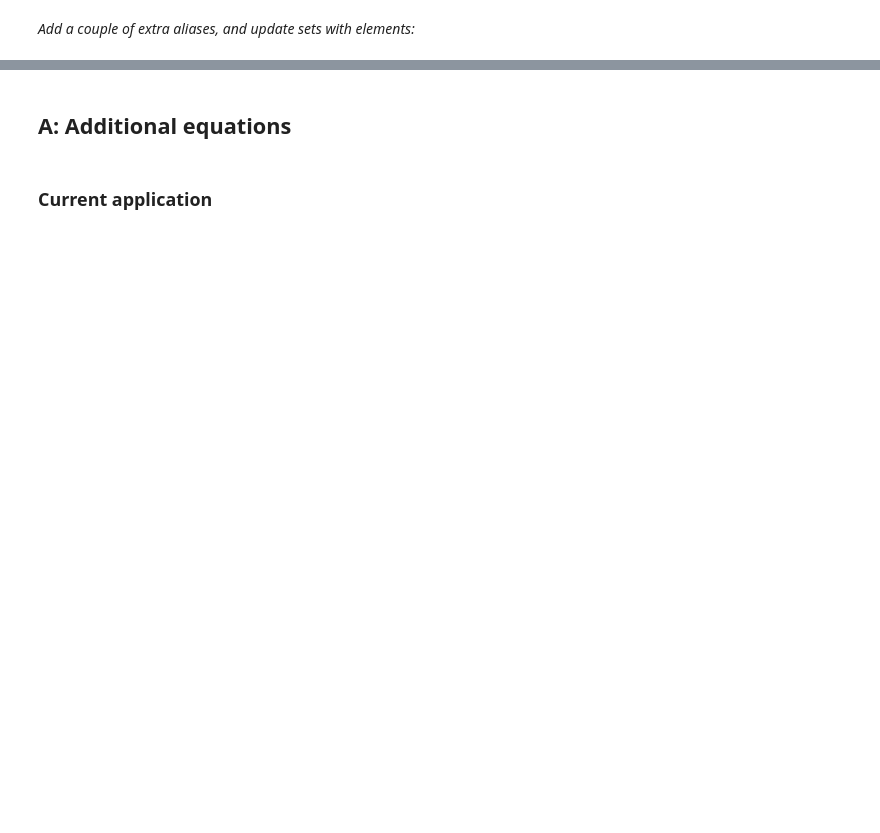
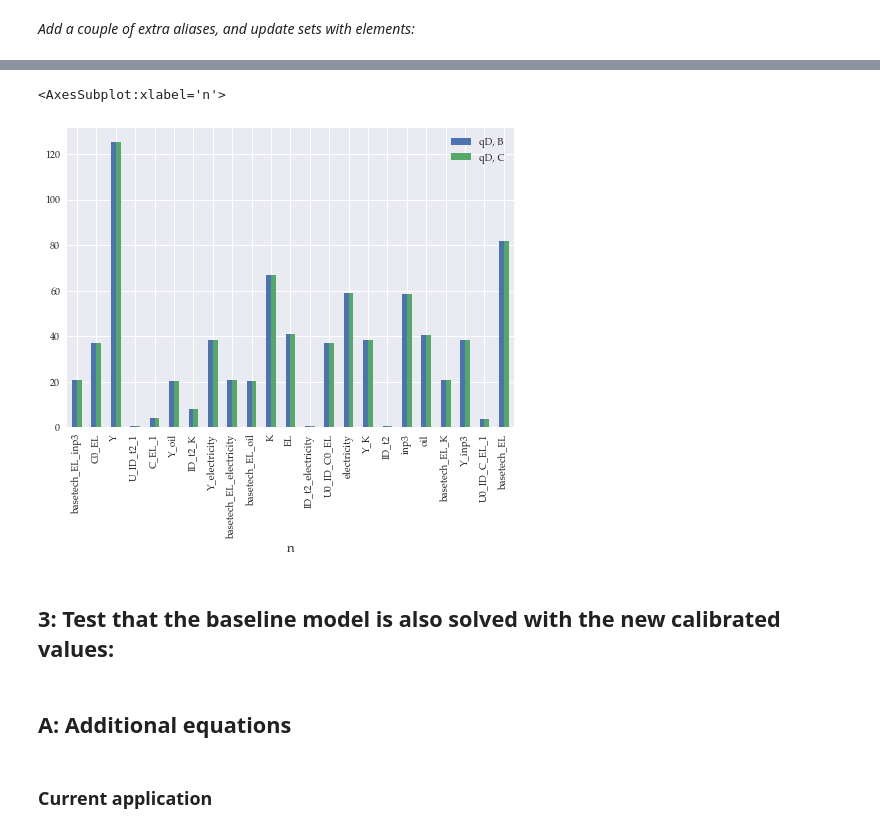
Before and after one commit to ChampionApe/GPM_v05, a Jupyter notebook: examples/Abatement/A1_ID_Calib.ipynb, the cells around one changed output, grey strips where cells are left out. Cells and saved outputs as stored; diff of their text form; code cells hidden in the pictures; blank space fills up the shorter version.

```diff
--- a/examples/Abatement/A1_ID_Calib.ipynb
+++ b/examples/Abatement/A1_ID_Calib.ipynb
@@ -90,3 +81,11 @@ Name: currapp, dtype: float64
+# %%
+var = 'qD'
+compare_plots(db0,db,var)
+# %% [output]
+<AxesSubplot:xlabel='n'>
+[figure, added]
+# %% [markdown]
+## 3: Test that the baseline model is also solved with the new calibrated values:
 # %% [markdown]
 ## A: Additional equations
 # %% [markdown]
```
Also changed, not shown: parts of 41 cells of this notebook, 20 other files.
